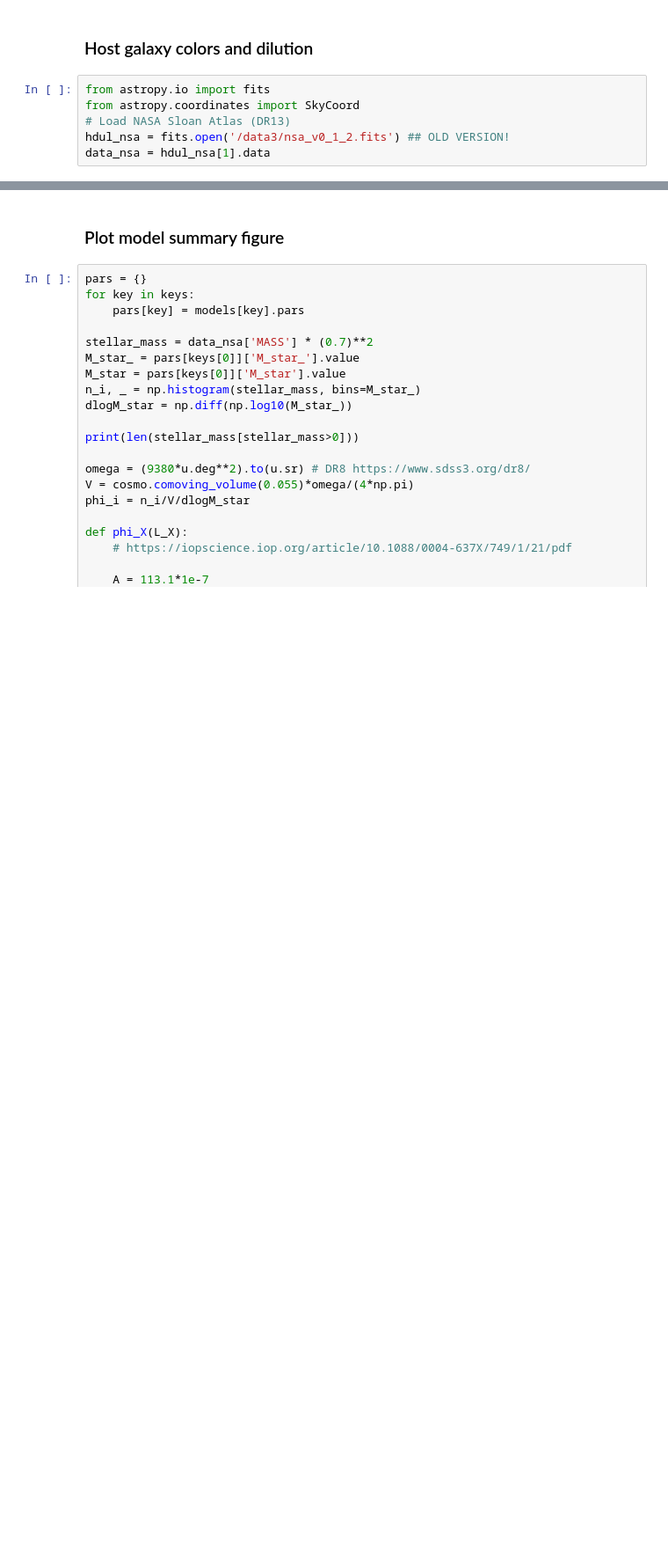
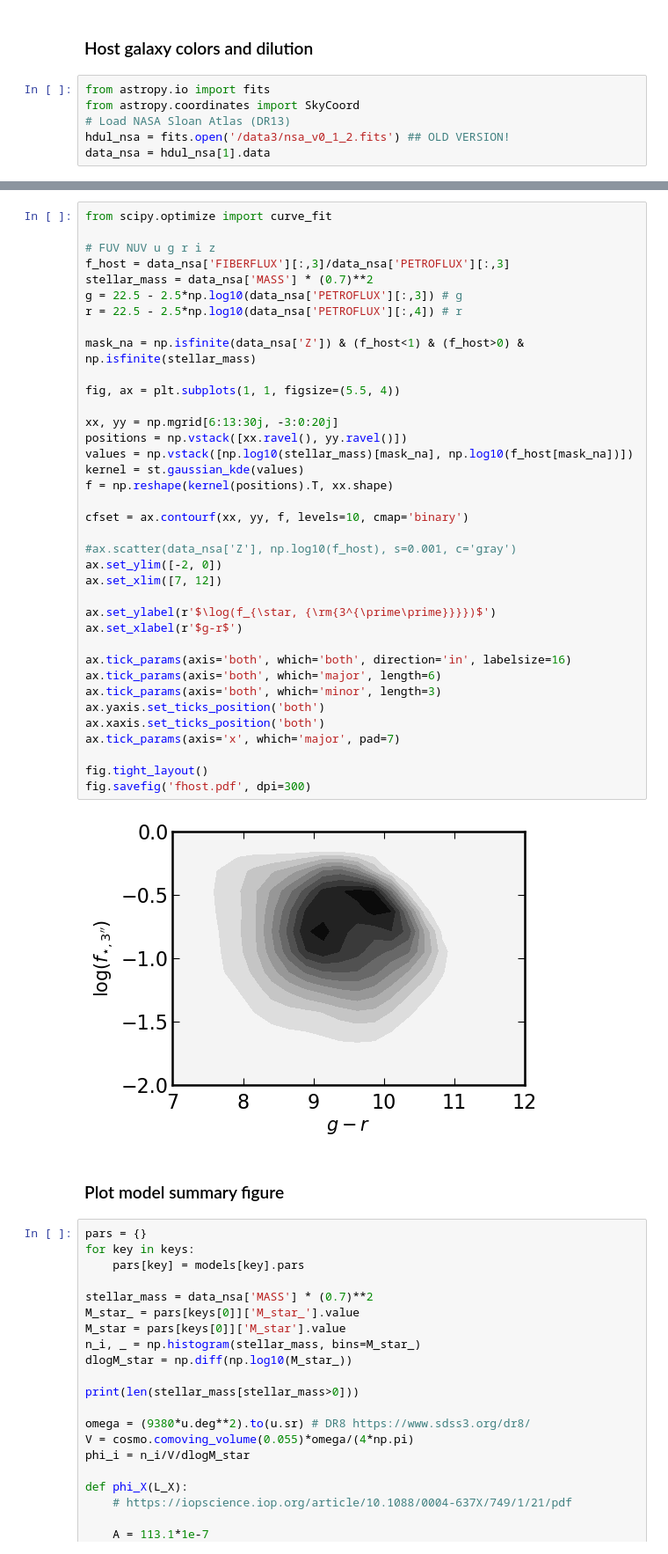
Before and after one commit to burke86/imbh_forecast, a Jupyter notebook: forecast.ipynb, the cells around one changed output, grey strips where cells are left out. Shown at 88% size. Drawn from its saved outputs; the diff is of its cells as text; blank space fills up the shorter version.

```diff
--- a/forecast.ipynb
+++ b/forecast.ipynb
@@ -257,3 +299,42 @@ fig.savefig('fhost.pdf', dpi=300)
+# %%
+from scipy.optimize import curve_fit
+
+# FUV NUV u g r i z
+f_host = data_nsa['FIBERFLUX'][:,3]/data_nsa['PETROFLUX'][:,3]
+stellar_mass = data_nsa['MASS'] * (0.7)**2
+g = 22.5 - 2.5*np.log10(data_nsa['PETROFLUX'][:,3]) # g
+r = 22.5 - 2.5*np.log10(data_nsa['PETROFLUX'][:,4]) # r
+
+mask_na = np.isfinite(data_nsa['Z']) & (f_host<1) & (f_host>0) & np.isfinite(stellar_mass)
+
+fig, ax = plt.subplots(1, 1, figsize=(5.5, 4))
+
+xx, yy = np.mgrid[6:13:30j, -3:0:20j]
+positions = np.vstack([xx.ravel(), yy.ravel()])
+values = np.vstack([np.log10(stellar_mass)[mask_na], np.log10(f_host[mask_na])])
+kernel = st.gaussian_kde(values)
+f = np.reshape(kernel(positions).T, xx.shape)
+
+cfset = ax.contourf(xx, yy, f, levels=10, cmap='binary')
+
+#ax.scatter(data_nsa['Z'], np.log10(f_host), s=0.001, c='gray')
+ax.set_ylim([-2, 0])
+ax.set_xlim([7, 12])
+
+ax.set_ylabel(r'$\log(f_{\star, {\rm{3^{\prime\prime}}}})$')
+ax.set_xlabel(r'$g-r$')
+
+ax.tick_params(axis='both', which='both', direction='in', labelsize=16)
+ax.tick_params(axis='both', which='major', length=6)
+ax.tick_params(axis='both', which='minor', length=3)
+ax.yaxis.set_ticks_position('both')
+ax.xaxis.set_ticks_position('both')
+ax.tick_params(axis='x', which='major', pad=7)
+
+fig.tight_layout()
+fig.savefig('fhost.pdf', dpi=300)
+# %% [output]
+[figure, added]
 # %% [markdown]
 ### Plot model summary figure
 # %%
```
Also changed, not shown: parts of 35 cells of this notebook, 1 other file.
